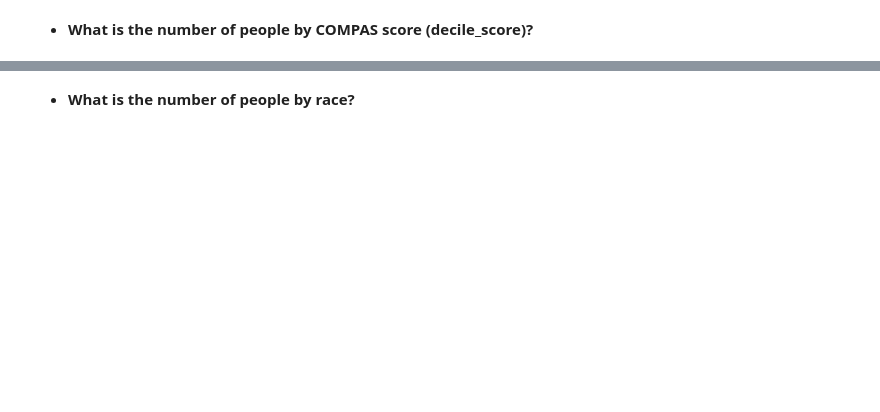
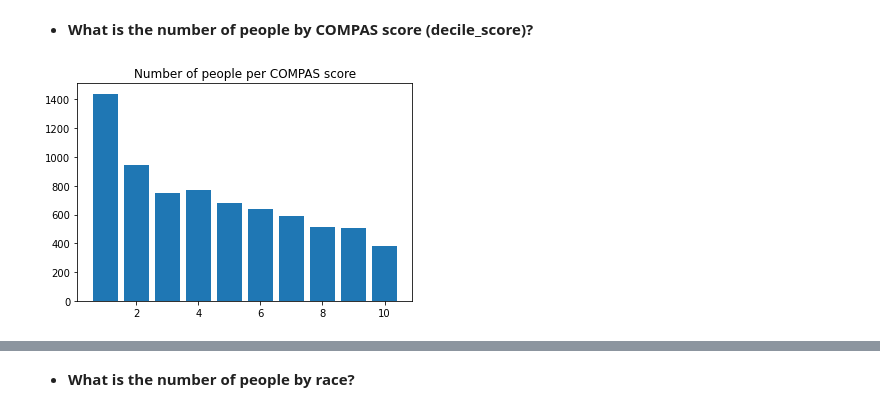
Before and after one commit to GuilhermeGPGil/ProPublica-COMPAS-Dataset-Analysis, a Jupyter notebook: Proj.ipynb, the cells around one changed output, grey strips where cells are left out. Saved outputs shown, nothing was run; the diff lists cells and outputs as text; code cells hidden in the pictures; blank space fills up the shorter version.

```diff
--- a/Proj.ipynb
+++ b/Proj.ipynb
@@ -134,0 +154,8 @@ df.groupby("decile_score").size()
+# %%
+decile_score_names = list(df["decile_score"].unique().tolist())
+decile_score_size = list(df.groupby("decile_score", sort=False).size())
+plt.bar(decile_score_names, decile_score_size)
+plt.title("Number of people per COMPAS score")
+plt.show()
+# %% [output]
+[figure, added]
```
Also changed, not shown: parts of 57 cells of this notebook.
